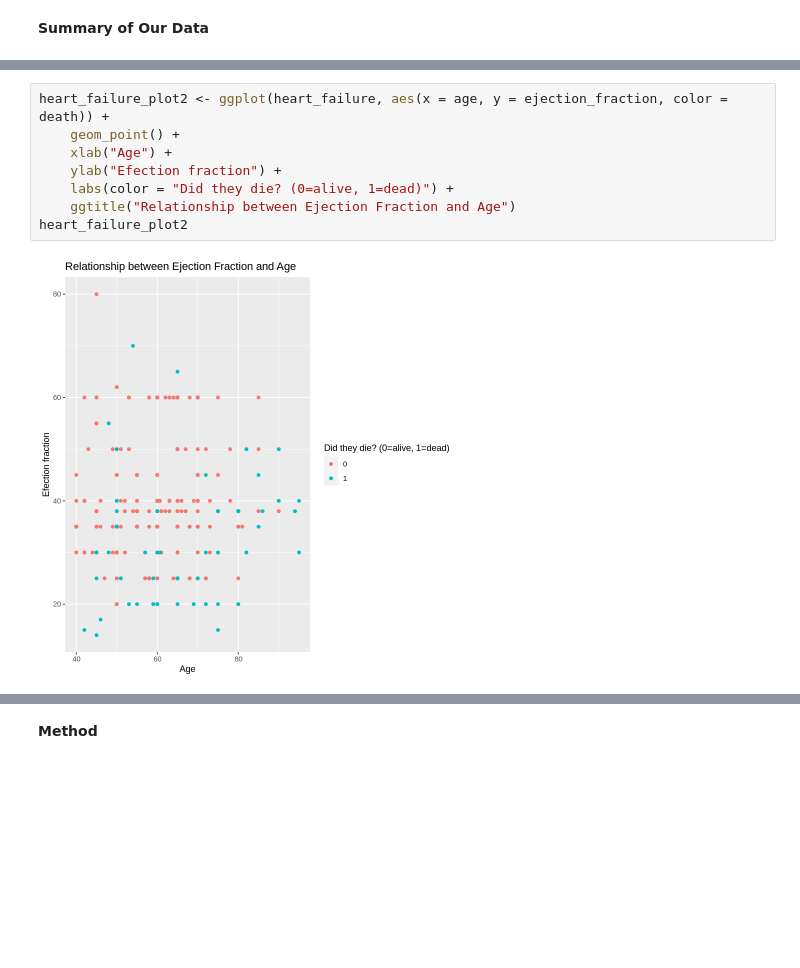
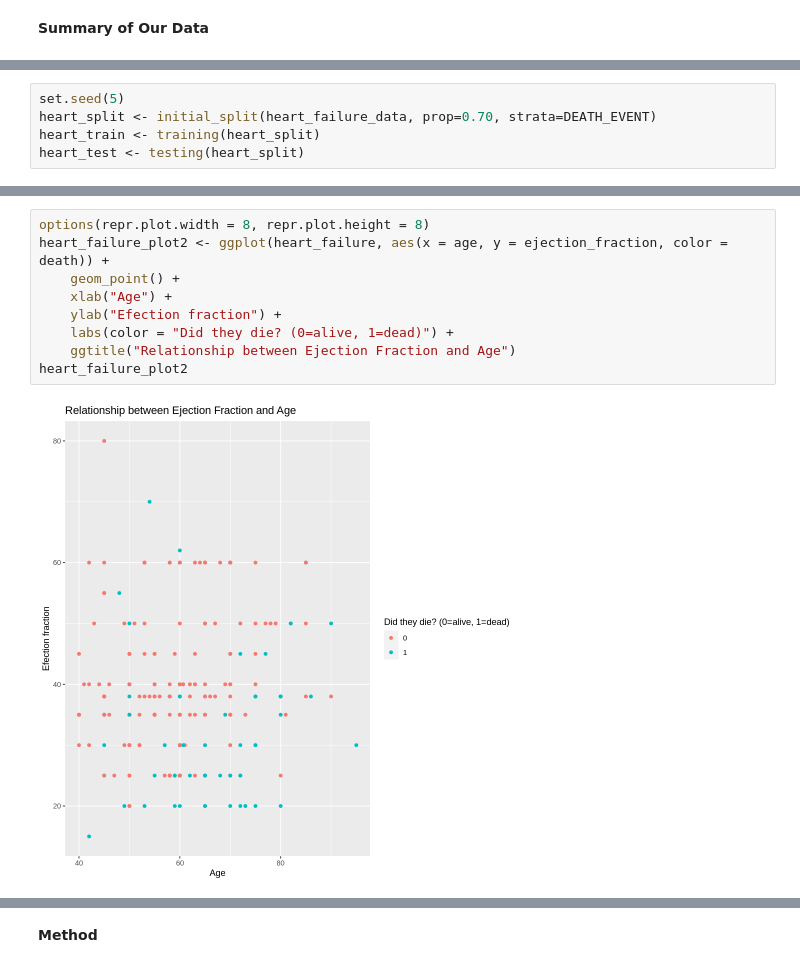
Before and after one commit to leoryry/NEW_DSCI_Project, a Jupyter notebook: Proposal.ipynb, the cells around one changed output, grey strips where cells are left out. Saved outputs shown, nothing was run; the diff lists cells and outputs as text; blank space fills up the shorter version.

Commit message:
First update after proposal feedback
Changed where we explained the graphs to before or after the graphs, set seed to 5, changed proportion to 70% instead of 75% and explained it.

```diff
--- a/Proposal.ipynb
+++ b/Proposal.ipynb
@@ -83,0 +67,5 @@ A tibble: 1 × 8
+# %%
+set.seed(5)
+heart_split <- initial_split(heart_failure_data, prop=0.70, strata=DEATH_EVENT)
+heart_train <- training(heart_split)
+heart_test <- testing(heart_split)
@@ -90,13 +97,14 @@ heart_failure_plot1
 # %%
+options(repr.plot.width = 8, repr.plot.height = 8)
 heart_failure_plot2 <- ggplot(heart_failure, aes(x = age, y = ejection_fraction, color = death)) +
     geom_point() +
     xlab("Age") +
     ylab("Efection fraction") +
     labs(color = "Did they die? (0=alive, 1=dead)") +
     ggtitle("Relationship between Ejection Fraction and Age")
 heart_failure_plot2
 # %% [output]
-[figure, old version]
+[figure, new version]
 # %%
 heart_failure_plot_ejection <- ggplot(heart_failure, aes(x = ejection_fraction, fill = death)) +
     geom_histogram(position="identity") +
```
Also changed, not shown: parts of 19 cells of this notebook.
